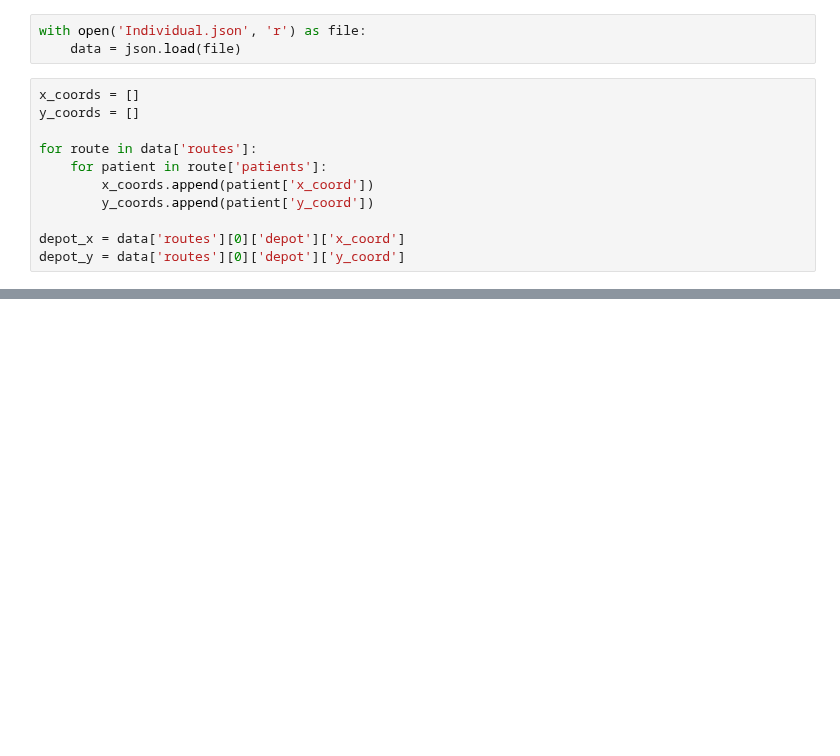
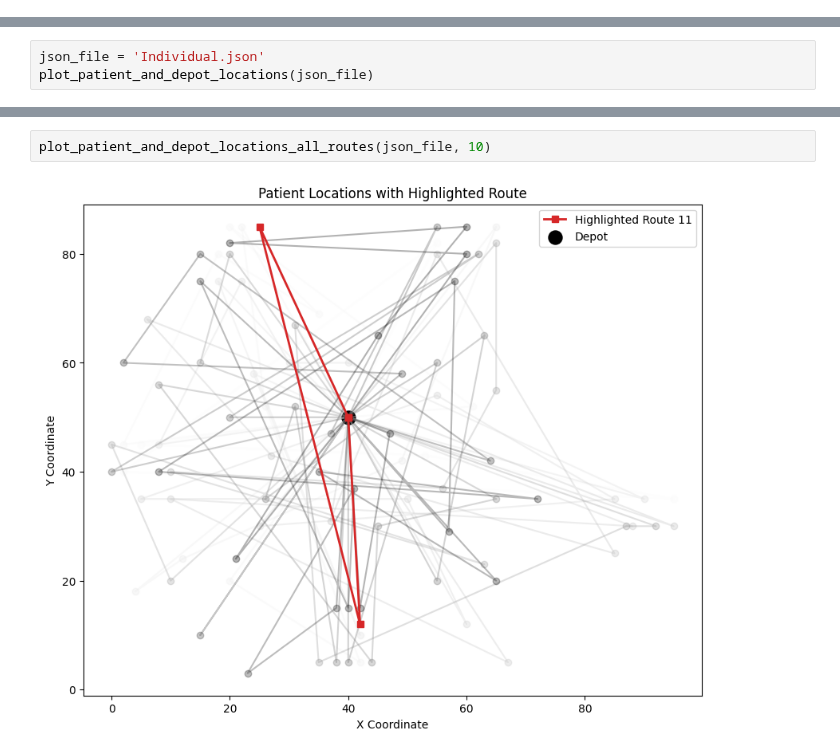
Before and after one commit to nickaskari/it3708-bioAI, a Jupyter notebook: project_2/plotting/individualPlotter.ipynb, the cells around one changed output, grey strips where cells are left out. Cells and saved outputs as stored; diff of their text form; blank space fills up the shorter version.

Commit message:
GreedyIndividual, plotting og todo

```diff
--- a/project_2/plotting/individualPlotter.ipynb
+++ b/project_2/plotting/individualPlotter.ipynb
@@ -7,14 +5,0 @@ import json
-# %%
-with open('Individual.json', 'r') as file:
-    data = json.load(file)
-# %%
-x_coords = []
-y_coords = []
-
-for route in data['routes']:
-    for patient in route['patients']:
-        x_coords.append(patient['x_coord'])
-        y_coords.append(patient['y_coord'])
-
-depot_x = data['routes'][0]['depot']['x_coord']
-depot_y = data['routes'][0]['depot']['y_coord']
@@ -34,0 +46,3 @@ plt.show()
+# %%
+json_file = 'Individual.json'
+plot_patient_and_depot_locations(json_file)
@@ -34,0 +107,4 @@ plt.show()
+# %%
+plot_patient_and_depot_locations_all_routes(json_file, 10)
+# %% [output]
+[figure, added]
```
Also changed, not shown: parts of 6 cells of this notebook, 8 other files.
